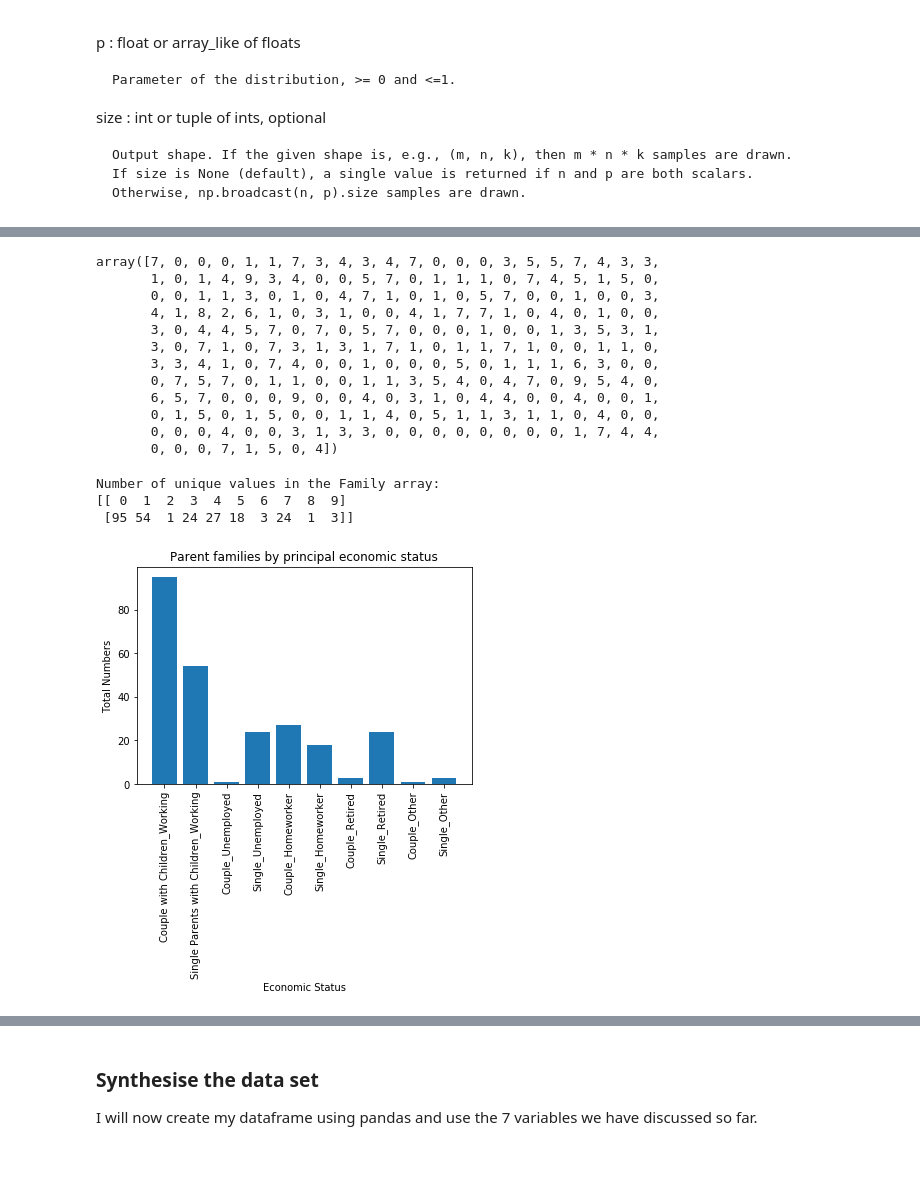
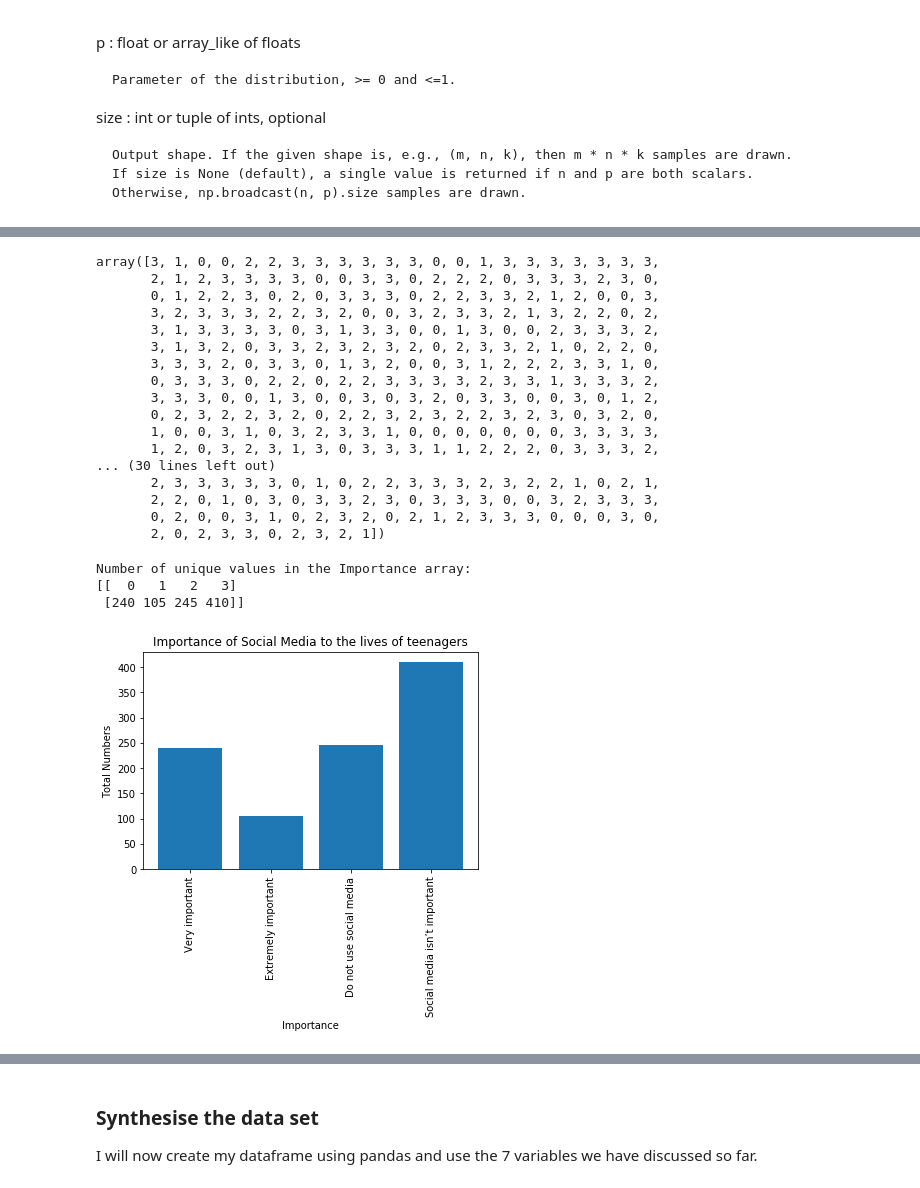
Before and after one commit to HenkT28/Programming_For_Data_Analysis_Project, a Jupyter notebook: Programming_For_Data_Analysis_Project.ipynb, the cells around one changed output, grey strips where cells are left out. Saved outputs shown, nothing was run; the diff lists cells and outputs as text; code cells hidden in the pictures; blank space fills up the shorter version.

```diff
--- a/Programming_For_Data_Analysis_Project.ipynb
+++ b/Programming_For_Data_Analysis_Project.ipynb
@@ -759,53 +911,58 @@ Those looking after the home or family were also prevalent among one parent fami
 # %%
 np.random.seed(12345)
 
-# Family - 10 options
-# Family = np.random.choice([0, 1, 2, 3, 4, 5, 6, 7, 8, 9], size=1000, p=[0.41, 0.22, 0.01, 0.08, 0.08, 0.08, 0.01, 0.08, 0.01, 0.02])
-Family = np.random.choice([0, 1, 2, 3, 4, 5, 6, 7, 8, 9], size=250, p=[0.41, 0.22, 0.01, 0.08, 0.08, 0.08, 0.01, 0.08, 0.01, 0.02], replace=True)
-Family
+# Importance - 4 options
+Importance = np.random.choice([0, 1, 2, 3], size=1000, p=[0.25, 0.1, 0.25, 0.40])
+# Importance = np.random.choice([0, 1, 2, 3, 4, 5, 6, 7, 8, 9], size=250, p=[0.41, 0.22, 0.01, 0.08, 0.08, 0.08, 0.01, 0.08, 0.01, 0.02], replace=True)
+Importance
 # %% [output]
-array([7, 0, 0, 0, 1, 1, 7, 3, 4, 3, 4, 7, 0, 0, 0, 3, 5, 5, 7, 4, 3, 3,
-       1, 0, 1, 4, 9, 3, 4, 0, 0, 5, 7, 0, 1, 1, 1, 0, 7, 4, 5, 1, 5, 0,
-       0, 0, 1, 1, 3, 0, 1, 0, 4, 7, 1, 0, 1, 0, 5, 7, 0, 0, 1, 0, 0, 3,
-       4, 1, 8, 2, 6, 1, 0, 3, 1, 0, 0, 4, 1, 7, 7, 1, 0, 4, 0, 1, 0, 0,
-       3, 0, 4, 4, 5, 7, 0, 7, 0, 5, 7, 0, 0, 0, 1, 0, 0, 1, 3, 5, 3, 1,
-       3, 0, 7, 1, 0, 7, 3, 1, 3, 1, 7, 1, 0, 1, 1, 7, 1, 0, 0, 1, 1, 0,
-       3, 3, 4, 1, 0, 7, 4, 0, 0, 1, 0, 0, 0, 5, 0, 1, 1, 1, 6, 3, 0, 0,
-       0, 7, 5, 7, 0, 1, 1, 0, 0, 1, 1, 3, 5, 4, 0, 4, 7, 0, 9, 5, 4, 0,
-       6, 5, 7, 0, 0, 0, 9, 0, 0, 4, 0, 3, 1, 0, 4, 4, 0, 0, 4, 0, 0, 1,
-       0, 1, 5, 0, 1, 5, 0, 0, 1, 1, 4, 0, 5, 1, 1, 3, 1, 1, 0, 4, 0, 0,
-       0, 0, 0, 4, 0, 0, 3, 1, 3, 3, 0, 0, 0, 0, 0, 0, 0, 0, 1, 7, 4, 4,
-       0, 0, 0, 7, 1, 5, 0, 4])
+array([3, 1, 0, 0, 2, 2, 3, 3, 3, 3, 3, 3, 0, 0, 1, 3, 3, 3, 3, 3, 3, 3,
+       2, 1, 2, 3, 3, 3, 3, 0, 0, 3, 3, 0, 2, 2, 2, 0, 3, 3, 3, 2, 3, 0,
+       0, 1, 2, 2, 3, 0, 2, 0, 3, 3, 3, 0, 2, 2, 3, 3, 2, 1, 2, 0, 0, 3,
+       3, 2, 3, 3, 3, 2, 2, 3, 2, 0, 0, 3, 2, 3, 3, 2, 1, 3, 2, 2, 0, 2,
+       3, 1, 3, 3, 3, 3, 0, 3, 1, 3, 3, 0, 0, 1, 3, 0, 0, 2, 3, 3, 3, 2,
+       3, 1, 3, 2, 0, 3, 3, 2, 3, 2, 3, 2, 0, 2, 3, 3, 2, 1, 0, 2, 2, 0,
+       3, 3, 3, 2, 0, 3, 3, 0, 1, 3, 2, 0, 0, 3, 1, 2, 2, 2, 3, 3, 1, 0,
+       0, 3, 3, 3, 0, 2, 2, 0, 2, 2, 3, 3, 3, 3, 2, 3, 3, 1, 3, 3, 3, 2,
+       3, 3, 3, 0, 0, 1, 3, 0, 0, 3, 0, 3, 2, 0, 3, 3, 0, 0, 3, 0, 1, 2,
+       0, 2, 3, 2, 2, 3, 2, 0, 2, 2, 3, 2, 3, 2, 2, 3, 2, 3, 0, 3, 2, 0,
+       1, 0, 0, 3, 1, 0, 3, 2, 3, 3, 1, 0, 0, 0, 0, 0, 0, 0, 3, 3, 3, 3,
+       1, 2, 0, 3, 2, 3, 1, 3, 0, 3, 3, 3, 1, 1, 2, 2, 2, 0, 3, 3, 3, 2,
+... (30 lines left out)
+       2, 3, 3, 3, 3, 3, 0, 1, 0, 2, 2, 3, 3, 3, 2, 3, 2, 2, 1, 0, 2, 1,
+       2, 2, 0, 1, 0, 3, 0, 3, 3, 2, 3, 0, 3, 3, 3, 0, 0, 3, 2, 3, 3, 3,
+       0, 2, 0, 0, 3, 1, 0, 2, 3, 2, 0, 2, 1, 2, 3, 3, 3, 0, 0, 0, 3, 0,
+       2, 0, 2, 3, 3, 0, 2, 3, 2, 1])
 # %%
-# Number of unique values in the Family array
-unique_elements, counts_elements = np.unique(Family, return_counts=True)
-print("Number of unique values in the Family array:")
+# Number of unique values in the Importance array
+unique_elements, counts_elements = np.unique(Importance, return_counts=True)
+print("Number of unique values in the Importance array:")
 print(np.asarray((unique_elements, counts_elements)))
 # %% [output]
-Number of unique values in the Family array:
-[[ 0  1  2  3  4  5  6  7  8  9]
- [95 54  1 24 27 18  3 24  1  3]]
+Number of unique values in the Importance array:
+[[  0   1   2   3]
+ [240 105 245 410]]
 # %%
-# Create Family list - 10 groups
+# Create Importance list - 4 groups
 # Barchart with vertical labels in python/matplotlib [52] - plt.xticks(rotation='vertical') or plt.xticks(rotation=90)
-# number_family = [402, 222, 7, 83, 84, 79, 10, 86, 8, 19]
-number_family = [95, 54, 1, 24, 27, 18, 3, 24, 1, 3]
+number_importance = [240, 105, 245, 410]
+# number_family = [95, 54, 1, 24, 27, 18, 3, 24, 1, 3]
 
 # Order of operations
-barchart_family = ('Couple with Children_Working', 'Single Parents with Children_Working', 'Couple_Unemployed', 'Single_Unemployed', 'Couple_Homeworker', 'Single_Homeworker', 'Couple_Retired', 'Single_Retired', 'Couple_Other', 'Single_Other')
+barchart_importance = ('Very important', 'Extremely important', 'Do not use social media', 'Social media isn’t important')
 
 # Create bar names
-y_pos = np.arange(len(barchart_family))
-plt.bar(y_pos, number_family)
+y_pos = np.arange(len(barchart_importance))
+plt.bar(y_pos, number_importance)
 
 # Create names on the x-axis
-plt.xticks(y_pos, barchart_family, rotation='vertical')
-plt.xlabel('Economic Status', fontweight='normal', color = 'black')
+plt.xticks(y_pos, barchart_importance, rotation='vertical')
+plt.xlabel('Importance', fontweight='normal', color = 'black')
 
 # Create names on the y-axis
 plt.ylabel("Total Numbers")
-plt.title("Parent families by principal economic status")
+plt.title("Importance of Social Media to the lives of teenagers")
 
 plt.show()
 # %% [output]
-[figure, old version]
+[figure, new version]
```
Also changed, not shown: parts of 83 cells of this notebook, 2 other files.
